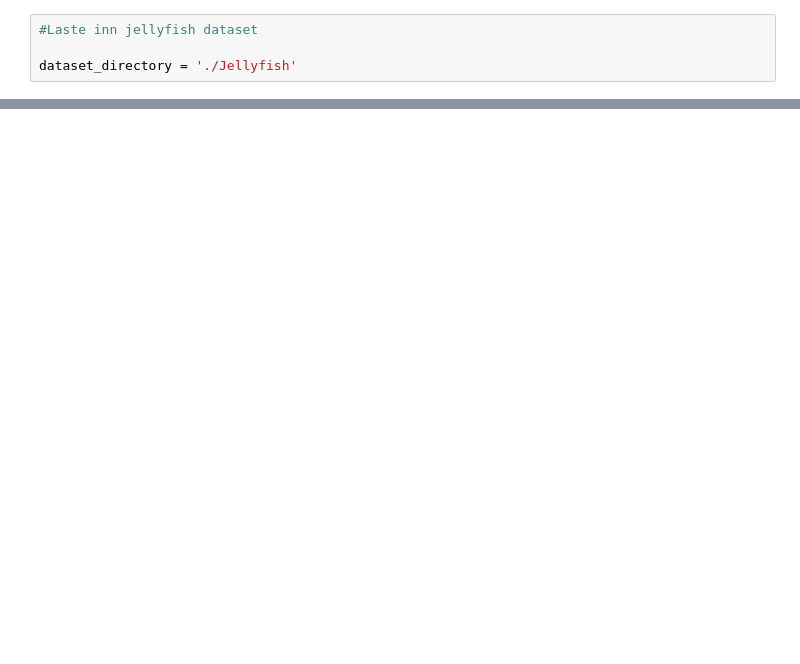
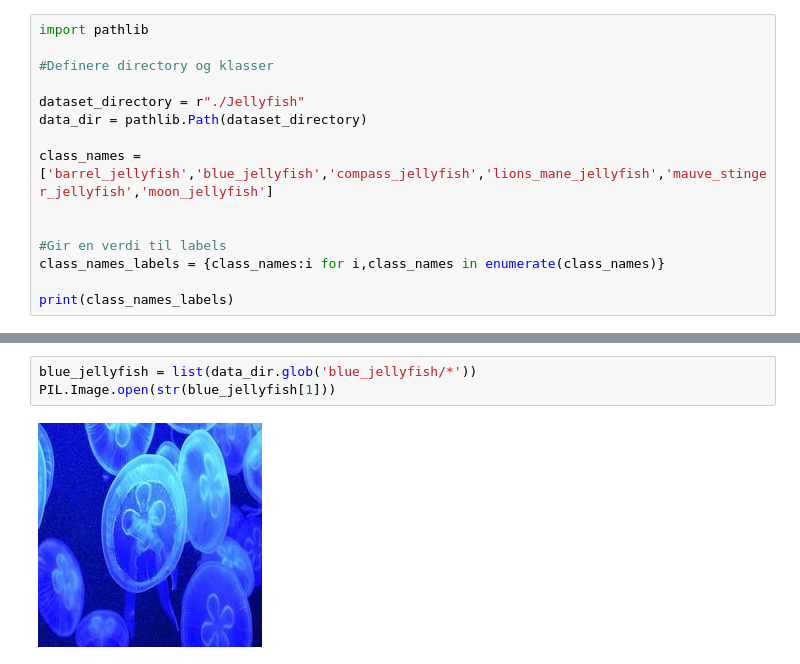
Before and after one commit to Richard-Persson/ML-Prosjekt, a Jupyter notebook: Oblig2.ipynb, the cells around one changed output, grey strips where cells are left out. Cells and saved outputs as stored; diff of their text form; blank space fills up the shorter version.

Commit message:
la til visualisering av data

```diff
--- a/Oblig2.ipynb
+++ b/Oblig2.ipynb
@@ -8,4 +14,15 @@ import tensorflow as tf
 # %%
-#Laste inn jellyfish dataset
+import pathlib
 
-dataset_directory = './Jellyfish'
+#Definere directory og klasser
+
+dataset_directory = r"./Jellyfish"
+data_dir = pathlib.Path(dataset_directory)
+
+class_names = ['barrel_jellyfish','blue_jellyfish','compass_jellyfish','lions_mane_jellyfish','mauve_stinger_jellyfish','moon_jellyfish']
+
+
+#Gir en verdi til labels
+class_names_labels = {class_names:i for i,class_names in enumerate(class_names)}
+
+print(class_names_labels)
@@ -11,0 +38,5 @@ dataset_directory = './Jellyfish'
+# %%
+blue_jellyfish = list(data_dir.glob('blue_jellyfish/*'))
+PIL.Image.open(str(blue_jellyfish[1]))
+# %% [output]
+[figure, added]
```
Also changed, not shown: parts of 12 cells of this notebook.
